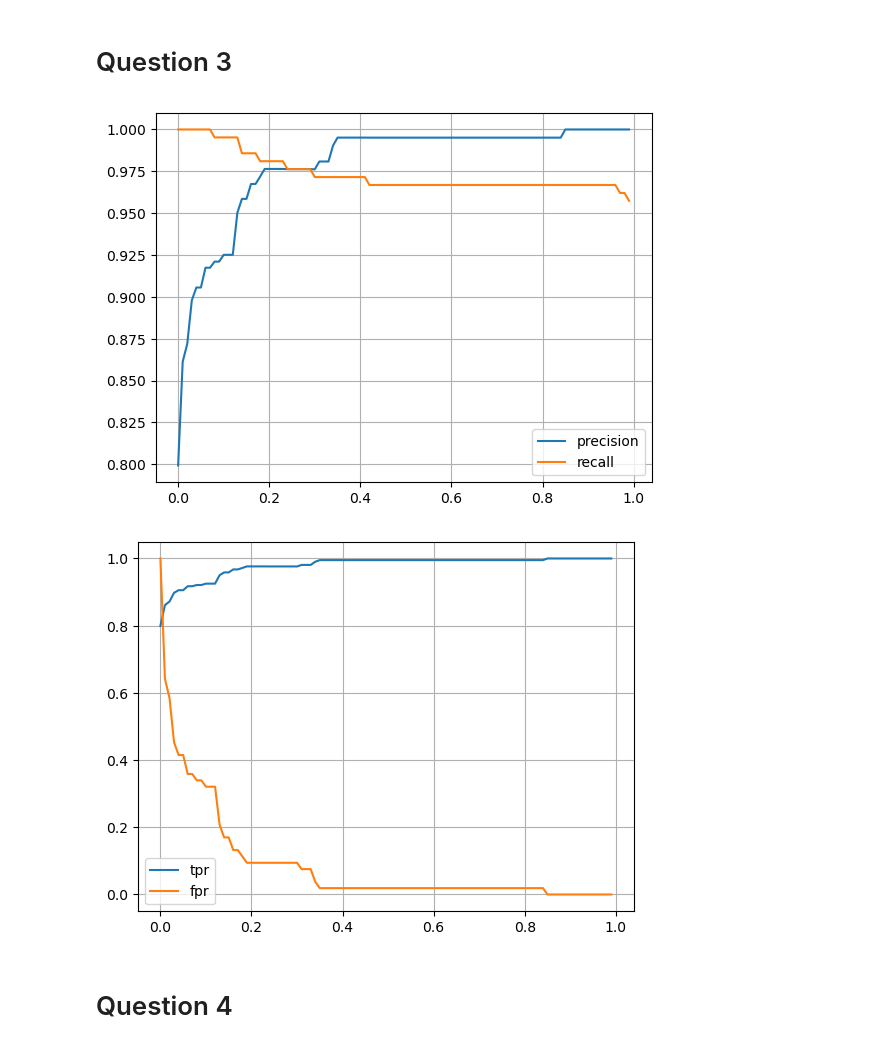
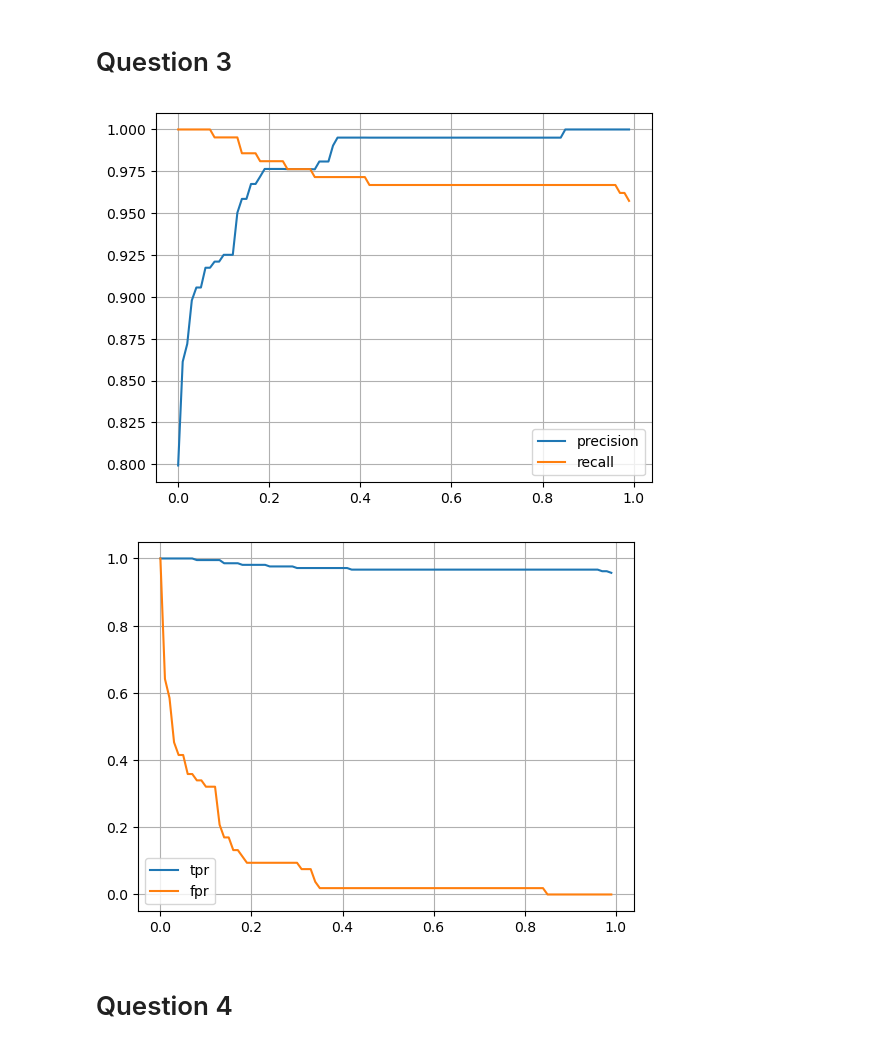
Before and after one commit to aminakhmetov/aminakhmetov, a Jupyter notebook: ML-ZoomCamp/homework-04/ML-ZoomCamp-Homework-04.ipynb, the cells around one changed output. Drawn from its saved outputs; the diff is of its cells as text; code cells hidden in the pictures.

```diff
--- a/ML-ZoomCamp/homework-04/ML-ZoomCamp-Homework-04.ipynb
+++ b/ML-ZoomCamp/homework-04/ML-ZoomCamp-Homework-04.ipynb
@@ -136,35 +136,35 @@ recall_list = []
 tpr_list = []
 fpr_list = []
 for threshold in threshold_list:
     y_pred_val_th = (y_pred_val_pb >= threshold)
 
     predict_positive = (y_pred_val_th == 1)
     predict_negative = (y_pred_val_th == 0)
 
     tp = (predict_positive & actual_positive).sum()#true positive
     tn = (predict_negative & actual_negative).sum()#true negative
     fp = (predict_positive & actual_negative).sum()#false positive
     fn = (predict_negative & actual_positive).sum()#false negative
 
     p = tp / (tp + fp)# precision
     r = tp / (tp + fn)# recall
 
     precision_list.append(p)
     recall_list.append(r)
-    tpr_list.append(tp/(tp+fp))
+    tpr_list.append(tp/(tp+fn))
     fpr_list.append(fp/(fp+tn))
 plt.plot(threshold_list,precision_list,label='precision')
 plt.plot(threshold_list,recall_list,label='recall')
 plt.legend()
 plt.grid()
 plt.figure()
 plt.plot(threshold_list,tpr_list,label='tpr')
 plt.plot(threshold_list,fpr_list,label='fpr')
 plt.legend()
 plt.grid()
 # %% [output]
 [figure]
-[figure, old version]
+[figure, new version]
 # %%
 # intersection on threshold = 0.3
 # %% [markdown]
```
Also changed, not shown: parts of 2 cells of this notebook.
